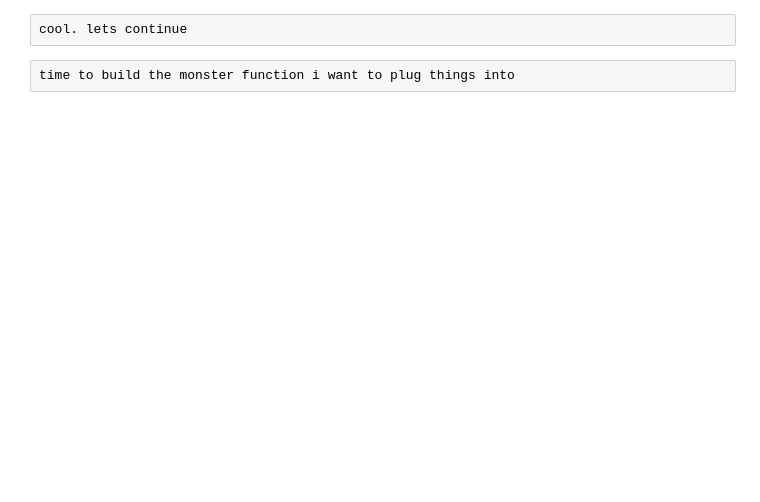
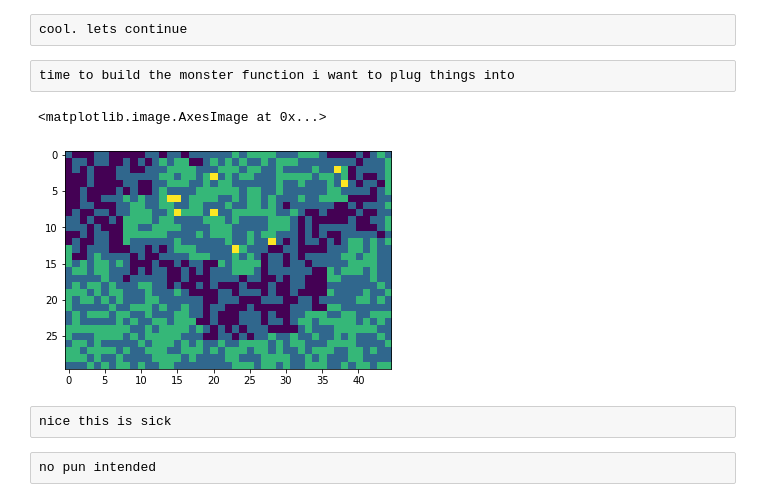
Before and after one commit to eekraus/PHYS250, a Jupyter notebook: final-project-eekraus/project.ipynb, the cells around one changed output. Drawn from its saved outputs; the diff is of its cells as text; code cells hidden in the pictures; blank space fills up the shorter version.

```diff
--- a/final-project-eekraus/project.ipynb
+++ b/final-project-eekraus/project.ipynb
@@ -736,3 +759,16 @@ infectrec(p, 0, 6, 2, True, .5)
 cool. lets continue
 # %% [raw]
 time to build the monster function i want to plug things into
+# %%
+p = population(30,45)
+percimmune(.5, p)
+newp = infect(p, (0, 23))
+x = infectrec(newp, 1, 25, 8, False, .05)[1]
+plotpop(x)
+# %% [output]
+<matplotlib.image.AxesImage at 0x...>
+[figure, added]
+# %% [raw]
+nice this is sick
+# %% [raw]
+no pun intended
```
Also changed, not shown: parts of 9 cells of this notebook.
